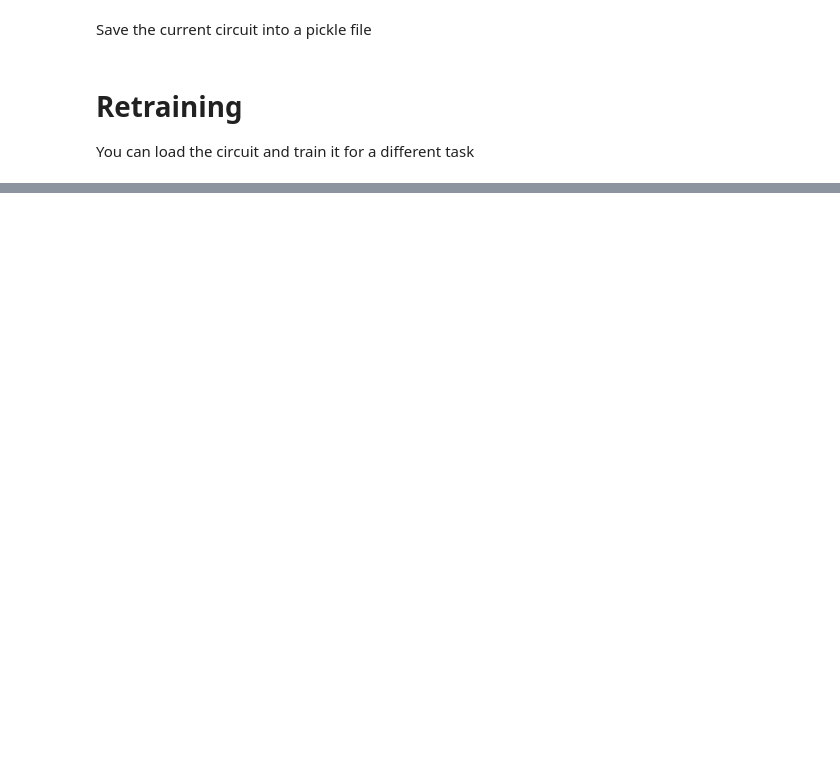
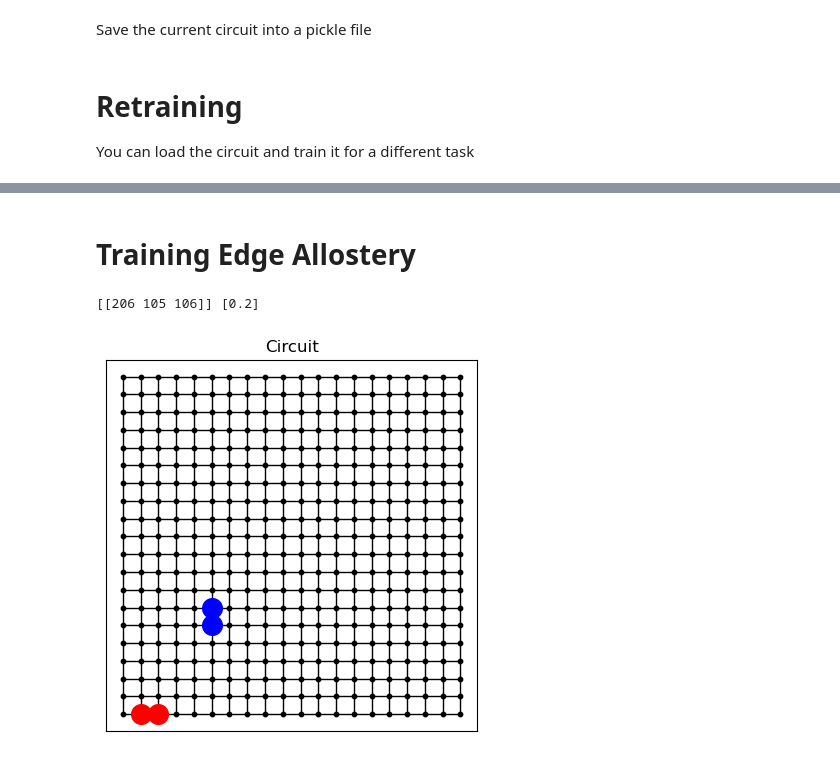
Before and after one commit to maguzj/coupled_learning, a Jupyter notebook: coupled_learning/example_training.ipynb, the cells around one changed output, grey strips where cells are left out. Cells and saved outputs as stored; diff of their text form; code cells hidden in the pictures; blank space fills up the shorter version.

Commit message:
edge tasks

```diff
--- a/coupled_learning/example_training.ipynb
+++ b/coupled_learning/example_training.ipynb
@@ -123,0 +167,23 @@ plt.show()
+# %% [markdown]
+# Training Edge Allostery
+# %%
+initial_conductances = np.ones(g.number_of_edges())
+allo = CL(g, initial_conductances, learning_rate=1.0, learning_step = 0)
+#  Here we train for node allostery. We pick three source nodes and impose voltages on them.
+#  Let's say we want the sources nodes to be those located at (0,0), (4,10) and (10,10), and the imposed voltages are 0, 0.5, 2.
+#  For the target nodes we choose (5,5) and (9,1) with desired target voltages 0.2 and 1.7
+nodes_source = np.array([[2,0],[1,0]])
+indices_source = np.array([list(allo.graph.nodes).index(tuple(node)) for node in nodes_source])
+inputs_source = np.array([0., 0.5])
+nodes_target = np.array([[[5,5],[5,6]]])
+indices_target_nodes = np.array([list(allo.graph.nodes).index(tuple(node)) for node in nodes_target.reshape(int(nodes_target.flatten().shape[0]/2), 2)]).reshape(int(nodes_target.flatten().shape[0]/4), 2)
+indices_target_edges = np.array([list(allo.graph.edges).index(tuple([tuple(node) for node in node_pair])) for node_pair in nodes_target])
+indices_target = np.c_[indices_target_edges, indices_target_nodes]
+outputs_target = np.array([0.2])
+
+_ = allo.set_task(indices_source, inputs_source, indices_target, outputs_target, target_type='edge')
+
+allo.plot_circuit(title = 'Circuit', lw=1.0, point_size=10.0, highlight_nodes=True)
+# %% [output]
+[[206 105 106]] [0.2]
+[figure, added]
```
Also changed, not shown: parts of 14 cells of this notebook, 1 other file.
